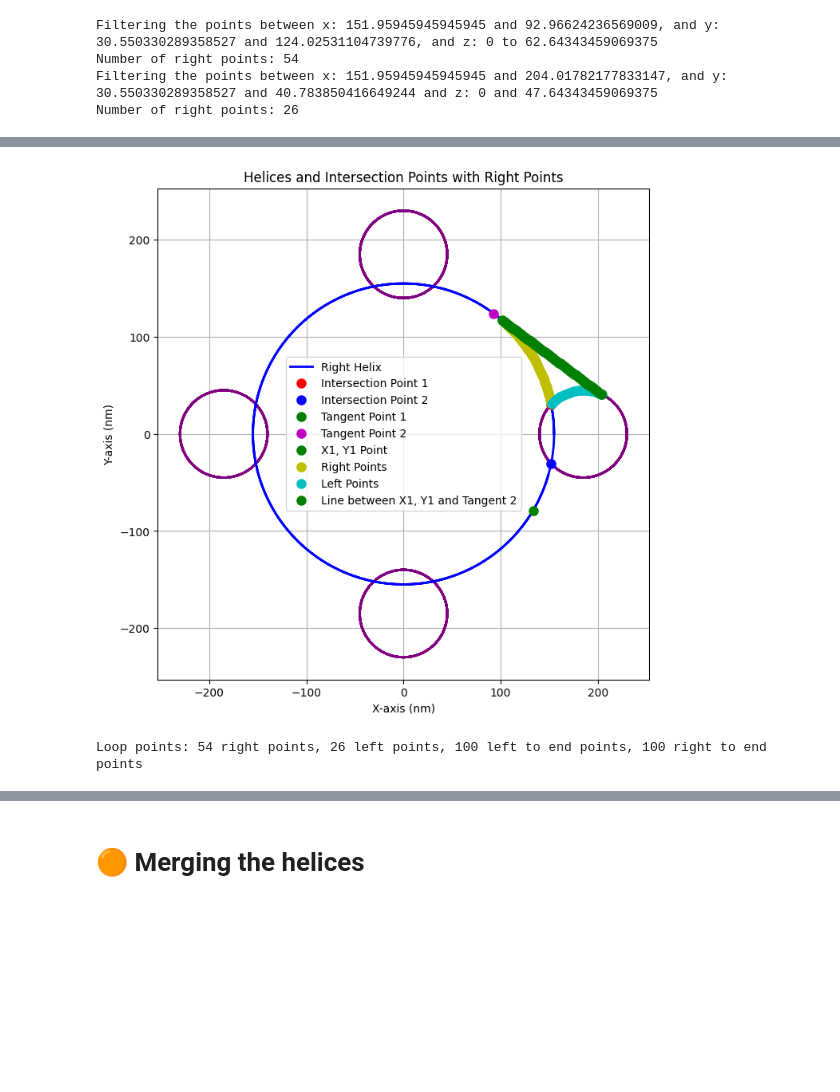
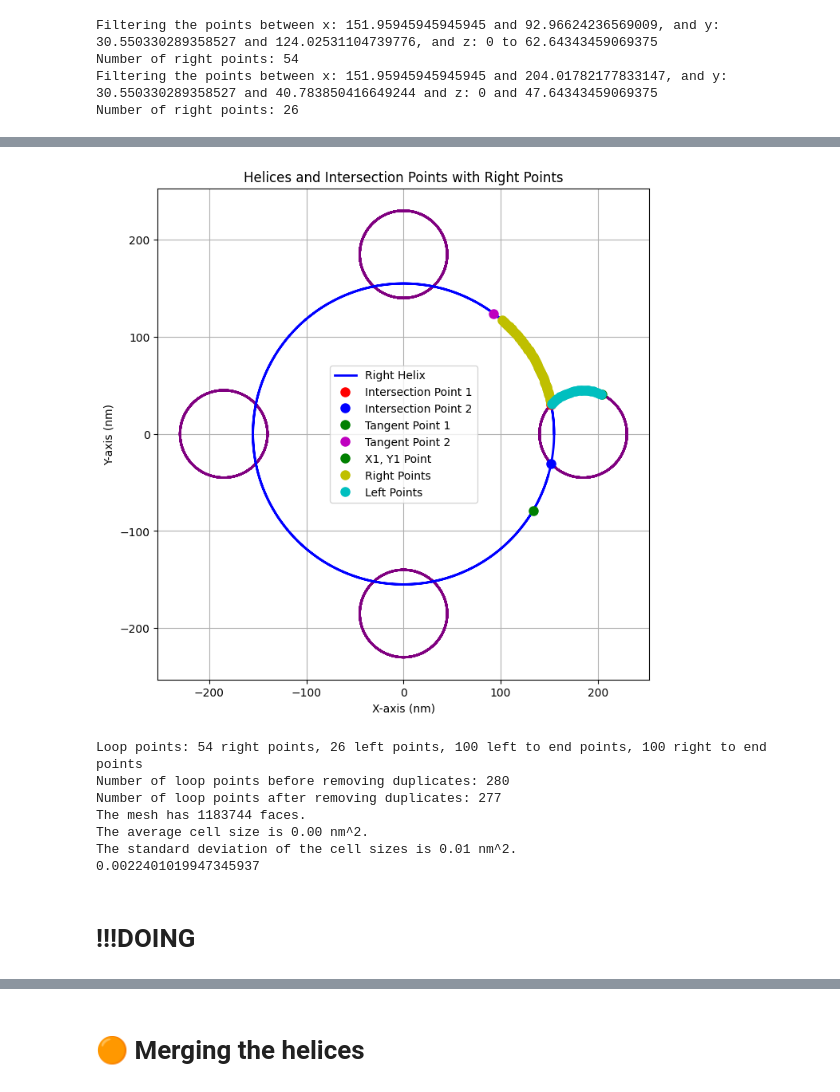
Before and after one commit to rubizarmiento/Chloroplast, a Jupyter notebook: remeshing.ipynb, the cells around one changed output, grey strips where cells are left out. Cells and saved outputs as stored; diff of their text form; code cells hidden in the pictures; blank space fills up the shorter version.

```diff
--- a/remeshing.ipynb
+++ b/remeshing.ipynb
@@ -3482,41 +3552,38 @@ ax.plot(helix_points_outer.points[:, 0], helix_points_outer.points[:, 1], color=
 ax.plot(intersections[0][0], intersections[0][1], 'ro', markersize=8, label='Intersection Point 1')
 ax.plot(intersections[1][0], intersections[1][1], 'bo', markersize=8, label='Intersection Point 2')
 # Plot the second tangent points
 ax.plot(tangents[0][0], tangents[0][1], 'go', markersize=8, label='Tangent Point 1')
 ax.plot(tangents[1][0], tangents[1][1], 'mo', markersize=8, label='Tangent Point 2')
 # Plot the x1, y1 point
 ax.plot(x1, y1, 'go', markersize=8, label='X1, Y1 Point')
 # Convert lists to numpy arrays for plotting
 right_points_array = np.array(right_points)
 left_points_array = np.array(left_points)
 
 # Plot the right points
 ax.plot(right_points_array[:, 0], right_points_array[:, 1], 'yo', markersize=8, label='Right Points')
 # Plot the left points
 ax.plot(left_points_array[:, 0], left_points_array[:, 1], 'co', markersize=8, label='Left Points')
 
 # Plot the line between x1, y1 and tangent 2
-ax.plot(line_points[:, 0], line_points[:, 1], 'go', markersize=8, label='Line between X1, Y1 and Tangent 2')
-#ax.plot(line_plane_tangent2[:, 0], line_plane_tangent2[:, 1], 'ro', markersize=8, label='Line between Tangent 2 and Plane Point')
-#ax.plot(line_plane_point[:, 0], line_plane_point[:, 1], 'bo', markersize=8, label='Line between X1, Y1 and Plane Point')
 # Set equal aspect ratio
 ax.set_aspect('equal', adjustable='box')
 # Set labels and title
 ax.set_xlabel('X-axis (nm)')
 ax.set_ylabel('Y-axis (nm)')
 ax.set_title('Helices and Intersection Points with Right Points')
 # Add grid
 ax.grid(True)
 # Add legend
 ax.legend()
 # Show the plot
 plt.show()
 # %% [output]
-[figure, old version]
+[figure, new version]
 # %%
 # Plane from loop points
 # Convert to numpy arrays and ensure consistent dimensions
-loop = [right_points, left_points, left_to_end, right_to_end]
+loop = [right_points, left_points, left_to_end, end_to_right]
 #point_arrays = []
 #for i in range(len(loop)):
     #loop[i] = np.array(loop[i]) if len(loop[i]) > 0 else np.empty((0, 3))
@@ -3529,13 +3596,30 @@ for arr in loop:
 
 loop_points = np.vstack(point_arrays)
 
+
+# Remove duplicate points
+print(f"Number of loop points before removing duplicates: {len(loop_points)}")
+loop_points = np.unique(loop_points, axis=0)
+print(f"Number of loop points after removing duplicates: {len(loop_points)}")
+
 # Loop to pyvista surface
 loop_poly = pv.PolyData(loop_points)
 # Create a closed surface from the loop points
 loop_poly = loop_poly.delaunay_2d()
 
 #Subdivide
-loop_poly = loop_poly.subdivide(3)  # Increase the number of points in the surface
+loop_poly = loop_poly.subdivide(6)  # Increase the number of points in the surface
+
+avg_area, std_area = mesh_resolution(loop_poly)
+print(avg_area)
 # %% [output]
 Loop points: 54 right points, 26 left points, 100 left to end points, 100 right to end points
+Number of loop points before removing duplicates: 280
+Number of loop points after removing duplicates: 277
+The mesh has 1183744 faces.
+The average cell size is 0.00 nm^2.
+The standard deviation of the cell sizes is 0.01 nm^2.
+0.0022401019947345937
+# %% [markdown]
+# !!!DOING
 # %%
```
Also changed, not shown: parts of 32 cells of this notebook, 1 other file.
